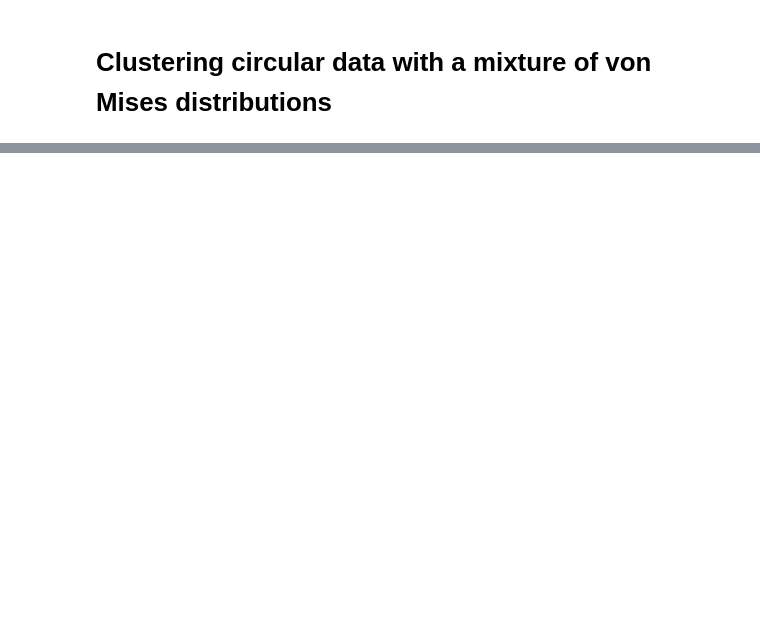
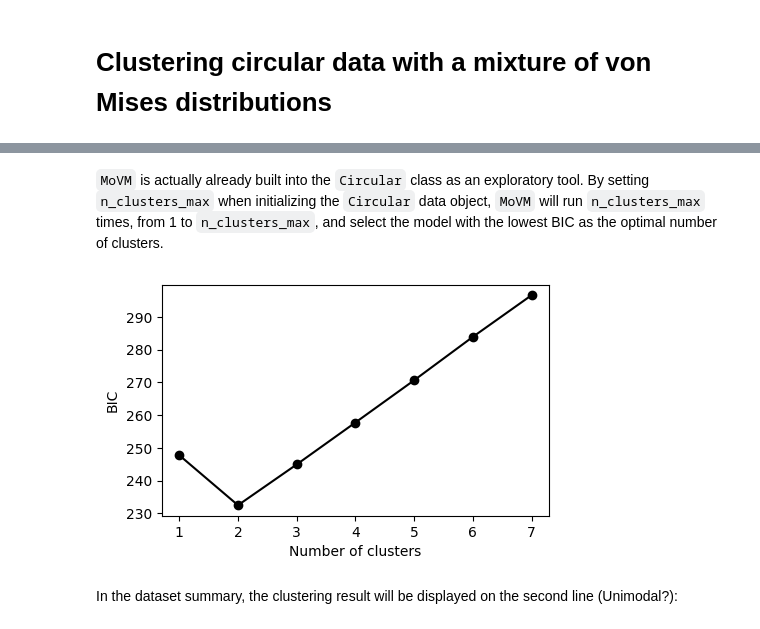
Before and after one commit to circstat/pycircstat2, a Jupyter notebook: examples/T5-clustering.ipynb, the cells around one changed output, grey strips where cells are left out. Cells and saved outputs as stored; diff of their text form; code cells hidden in the pictures; blank space fills up the shorter version.

```diff
--- a/examples/T5-clustering.ipynb
+++ b/examples/T5-clustering.ipynb
@@ -17,0 +61,14 @@ _ = circ_plot(c)
+# %% [markdown]
+`MoVM` is actually already built into the `Circular` class as an exploratory tool. By setting `n_clusters_max` when initializing the `Circular` data object, `MoVM` will run `n_clusters_max` times, from 1 to `n_clusters_max`, and select the model with the lowest BIC as the optimal number of clusters.
+# %%
+c = Circular(d, n_clusters_max=7)
+
+fig, ax = plt.subplots(1, 1, figsize=(5, 3))
+ax.plot(range(1, 8), c.mixtures_BIC, marker="o", c="black")
+ax.set_xlabel("Number of clusters")
+ax.set_ylabel("BIC")
+plt.show()
+# %% [output]
+[figure, added]
+# %% [markdown]
+In the dataset summary, the clustering result will be displayed on the second line (Unimodal?):
```
Also changed, not shown: parts of 7 cells of this notebook.
